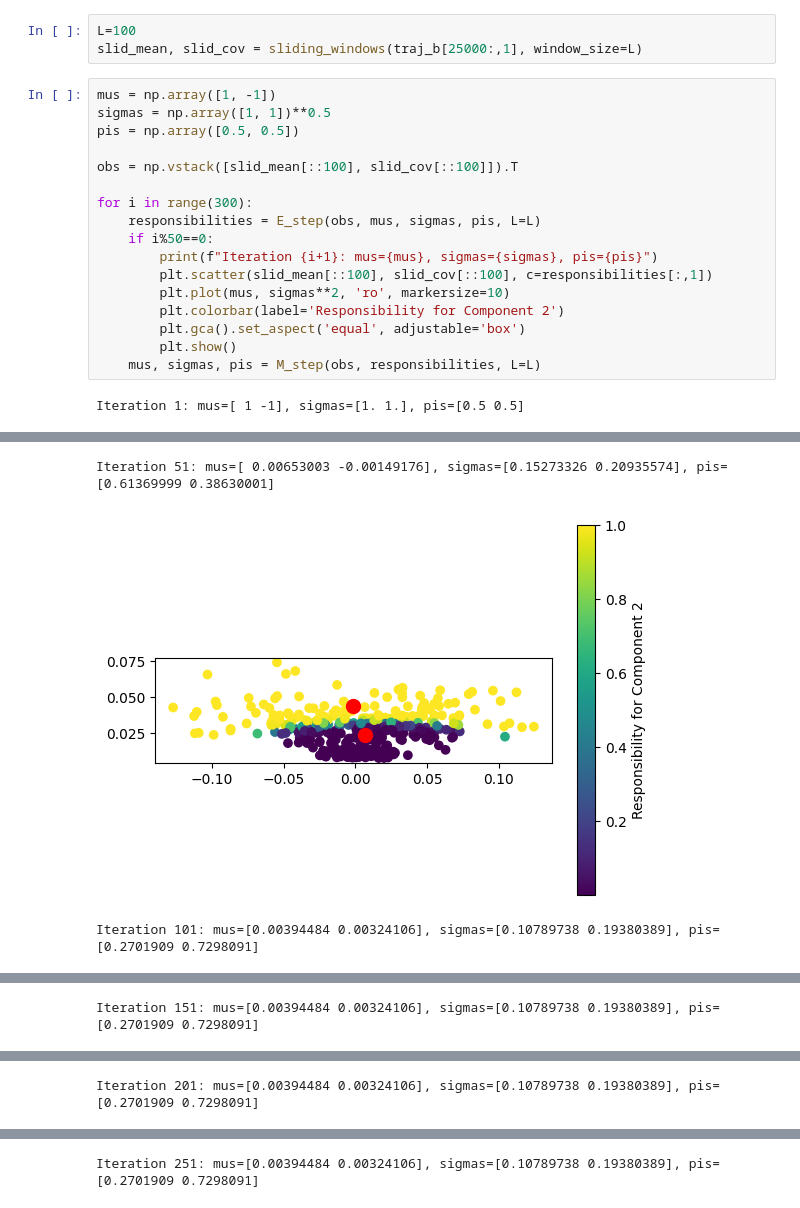
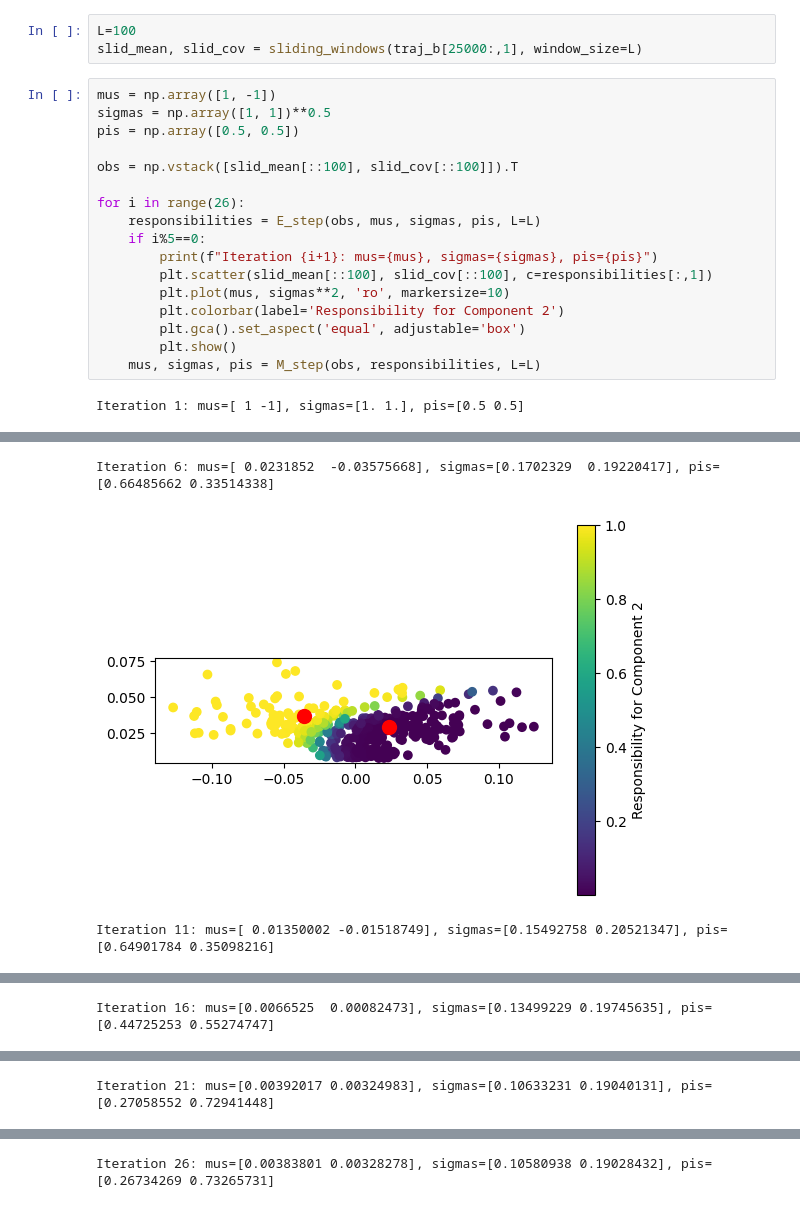
Before and after one commit to Wraithmat/Transitions, a Jupyter notebook: Visualizations.ipynb, the cells around one changed output, grey strips where cells are left out. Cells and saved outputs as stored; diff of their text form.

```diff
--- a/Visualizations.ipynb
+++ b/Visualizations.ipynb
@@ -99,23 +99,23 @@ slid_mean, slid_cov = sliding_windows(traj_b[25000:,1], window_size=L)
 # %%
 mus = np.array([1, -1])
 sigmas = np.array([1, 1])**0.5
 pis = np.array([0.5, 0.5])
 
 obs = np.vstack([slid_mean[::100], slid_cov[::100]]).T
 
-for i in range(300):
+for i in range(26):
     responsibilities = E_step(obs, mus, sigmas, pis, L=L)
-    if i%50==0:
+    if i%5==0:
         print(f"Iteration {i+1}: mus={mus}, sigmas={sigmas}, pis={pis}")
         plt.scatter(slid_mean[::100], slid_cov[::100], c=responsibilities[:,1])
         plt.plot(mus, sigmas**2, 'ro', markersize=10)
         plt.colorbar(label='Responsibility for Component 2')
         plt.gca().set_aspect('equal', adjustable='box')
         plt.show()
     mus, sigmas, pis = M_step(obs, responsibilities, L=L)
 # %% [output]
 Iteration 1: mus=[ 1 -1], sigmas=[1. 1.], pis=[0.5 0.5]
 [figure]
-Iteration 51: mus=[ 0.00653003 -0.00149176], sigmas=[0.15273326 0.20935574], pis=[0.61369999 0.38630001]
+Iteration 6: mus=[ 0.0231852  -0.03575668], sigmas=[0.1702329  0.19220417], pis=[0.66485662 0.33514338]
-[figure, old version]
+[figure, new version]
-Iteration 101: mus=[0.00394484 0.00324106], sigmas=[0.10789738 0.19380389], pis=[0.2701909 0.7298091]
+Iteration 11: mus=[ 0.01350002 -0.01518749], sigmas=[0.15492758 0.20521347], pis=[0.64901784 0.35098216]
@@ -123 +123 @@ Iteration 101: mus=[0.00394484 0.00324106], sigmas=[0.10789738 0.19380389], pis=
-Iteration 151: mus=[0.00394484 0.00324106], sigmas=[0.10789738 0.19380389], pis=[0.2701909 0.7298091]
+Iteration 16: mus=[0.0066525  0.00082473], sigmas=[0.13499229 0.19745635], pis=[0.44725253 0.55274747]
@@ -125 +125 @@ Iteration 151: mus=[0.00394484 0.00324106], sigmas=[0.10789738 0.19380389], pis=
-Iteration 201: mus=[0.00394484 0.00324106], sigmas=[0.10789738 0.19380389], pis=[0.2701909 0.7298091]
+Iteration 21: mus=[0.00392017 0.00324983], sigmas=[0.10633231 0.19040131], pis=[0.27058552 0.72941448]
@@ -127 +127 @@ Iteration 201: mus=[0.00394484 0.00324106], sigmas=[0.10789738 0.19380389], pis=
-Iteration 251: mus=[0.00394484 0.00324106], sigmas=[0.10789738 0.19380389], pis=[0.2701909 0.7298091]
+Iteration 26: mus=[0.00383801 0.00328278], sigmas=[0.10580938 0.19028432], pis=[0.26734269 0.73265731]
```
Also changed, not shown: parts of 1 cell of this notebook, 1 other file.
